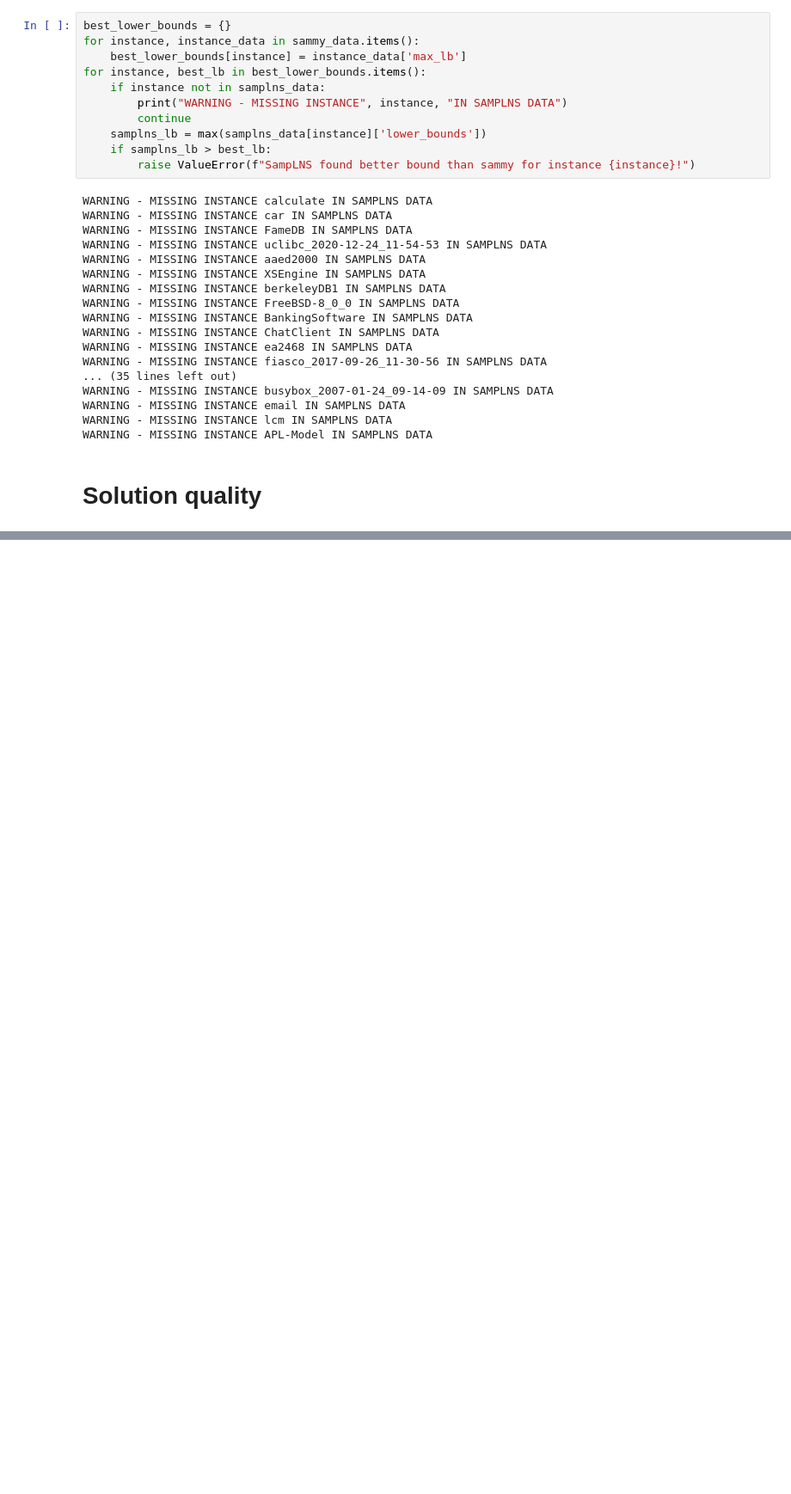
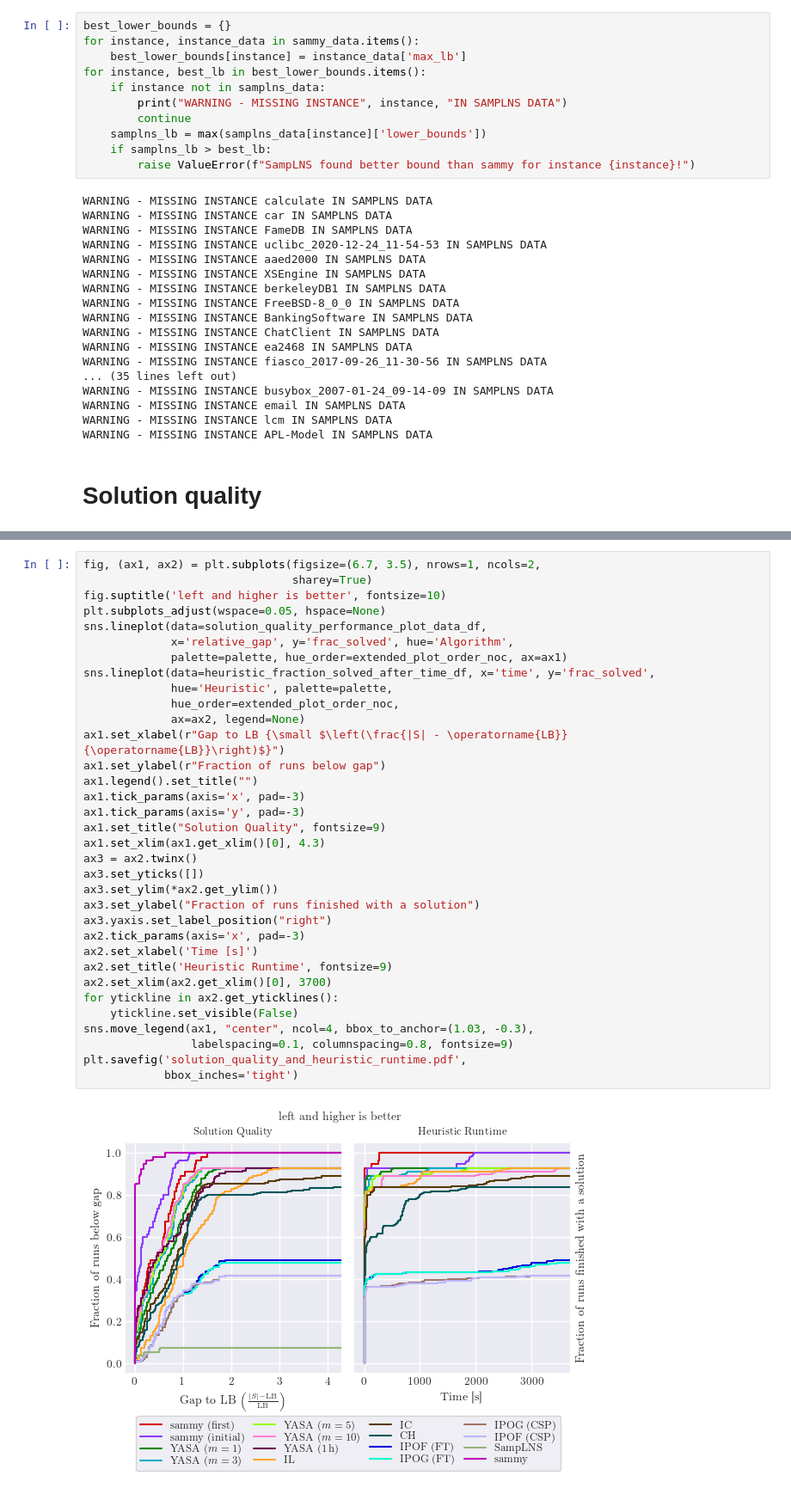
Before and after one commit to phillip-keldenich/sammy, a Jupyter notebook: experiments/paper_figures/on_benchmark_set/03_plots.ipynb, the cells around one changed output, grey strips where cells are left out. Shown at 86% size. Cells and saved outputs as stored; diff of their text form; blank space fills up the shorter version.

```diff
--- a/experiments/paper_figures/on_benchmark_set/03_plots.ipynb
+++ b/experiments/paper_figures/on_benchmark_set/03_plots.ipynb
@@ -630,0 +748,36 @@ plt.savefig('solution_quality.pdf', bbox_inches='tight')
+# %%
+fig, (ax1, ax2) = plt.subplots(figsize=(6.7, 3.5), nrows=1, ncols=2,
+                               sharey=True)
+fig.suptitle('left and higher is better', fontsize=10)
+plt.subplots_adjust(wspace=0.05, hspace=None)
+sns.lineplot(data=solution_quality_performance_plot_data_df,
+             x='relative_gap', y='frac_solved', hue='Algorithm',
+             palette=palette, hue_order=extended_plot_order_noc, ax=ax1)
+sns.lineplot(data=heuristic_fraction_solved_after_time_df, x='time', y='frac_solved',
+             hue='Heuristic', palette=palette,
+             hue_order=extended_plot_order_noc,
+             ax=ax2, legend=None)
+ax1.set_xlabel(r"Gap to LB {\small $\left(\frac{|S| - \operatorname{LB}}{\operatorname{LB}}\right)$}")
+ax1.set_ylabel(r"Fraction of runs below gap")
+ax1.legend().set_title("")
+ax1.tick_params(axis='x', pad=-3)
+ax1.tick_params(axis='y', pad=-3)
+ax1.set_title("Solution Quality", fontsize=9)
+ax1.set_xlim(ax1.get_xlim()[0], 4.3)
+ax3 = ax2.twinx()
+ax3.set_yticks([])
+ax3.set_ylim(*ax2.get_ylim())
+ax3.set_ylabel("Fraction of runs finished with a solution")
+ax3.yaxis.set_label_position("right")
+ax2.tick_params(axis='x', pad=-3)
+ax2.set_xlabel('Time [s]')
+ax2.set_title('Heuristic Runtime', fontsize=9)
+ax2.set_xlim(ax2.get_xlim()[0], 3700)
+for ytickline in ax2.get_yticklines():
+    ytickline.set_visible(False)
+sns.move_legend(ax1, "center", ncol=4, bbox_to_anchor=(1.03, -0.3),
+                labelspacing=0.1, columnspacing=0.8, fontsize=9)
+plt.savefig('solution_quality_and_heuristic_runtime.pdf',
+            bbox_inches='tight')
+# %% [output]
+[figure, added]
```
Also changed, not shown: parts of 13 cells of this notebook, 15 other files.
